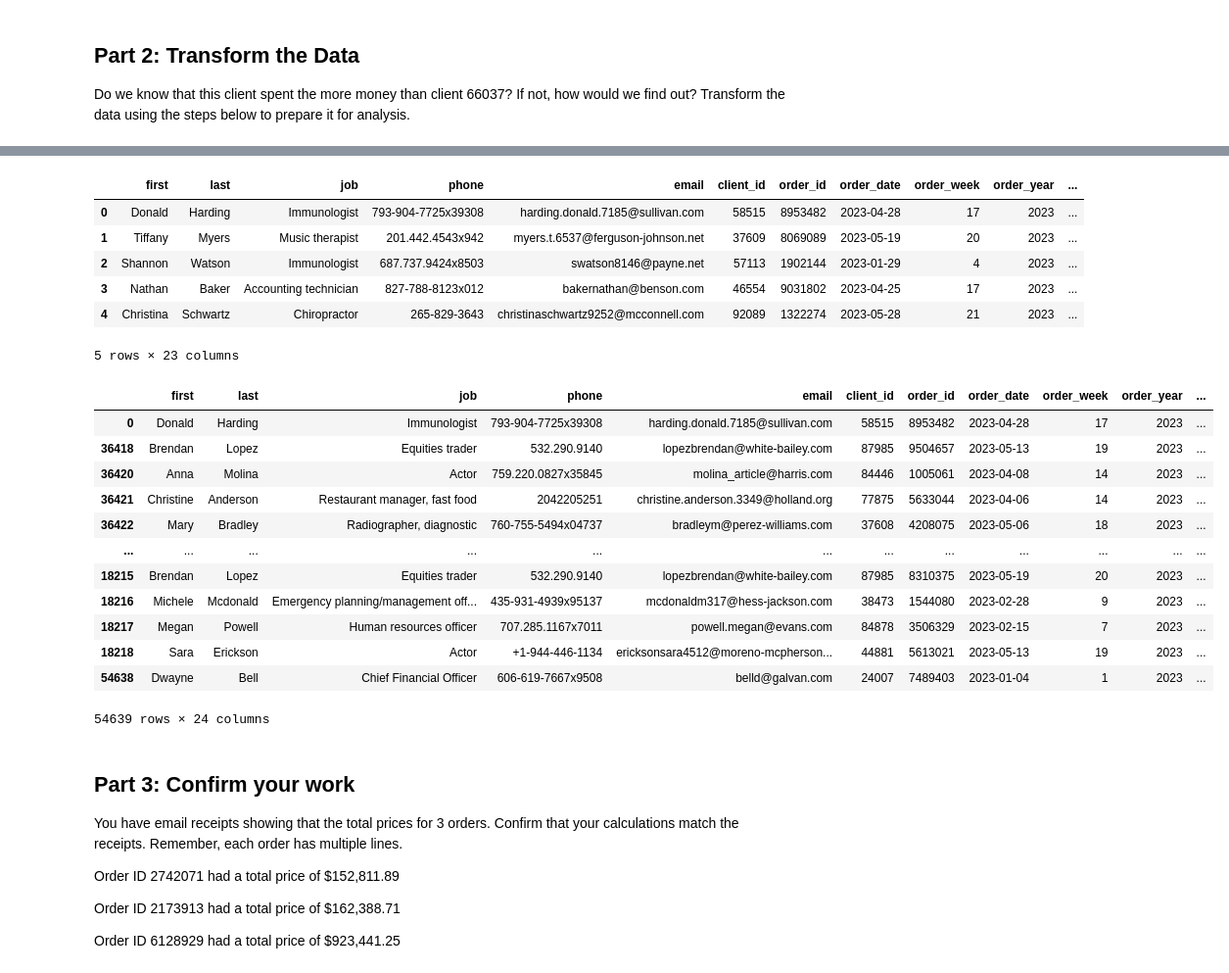
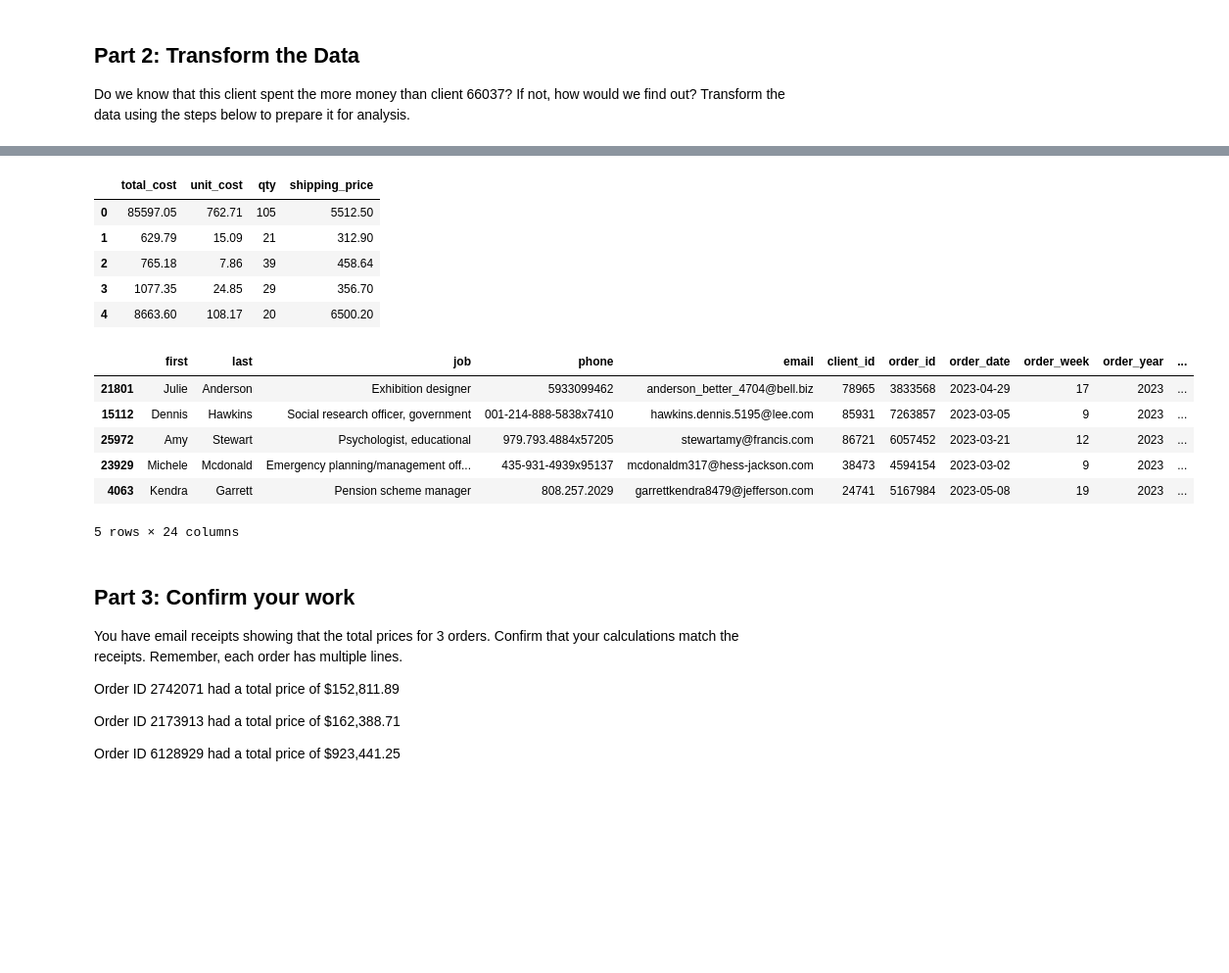
Before and after one commit to jpromer3006/pandas_challenge_1, a Jupyter notebook: module_4_challenge.ipynb, the cells around one changed output, grey strips where cells are left out. Shown at 98% size. Saved outputs shown, nothing was run; the diff lists cells and outputs as text; code cells hidden in the pictures; blank space fills up the shorter version.

```diff
--- a/module_4_challenge.ipynb
+++ b/module_4_challenge.ipynb
@@ -33,7 +24,3 @@ Index(['first', 'last', 'job', 'phone', 'email', 'client_id', 'order_id',
        'subcategory', 'unit_price', 'unit_cost', 'unit_weight', 'qty',
        'line_number'],
       dtype='object')
-# %%
-# Use the describe function to gather some basic statistics
-df = pd.read_csv('data.csv')
-df.describe()
@@ -157,8 +137,0 @@ df[["shipping_price", "total_weight", "unit_price" ]].head(3)
-# %%
-# Create a column for the total price
-# using the subtotal and the shipping price
-# along with a sales tax of 9.25%
-
-df["line_price"] = round((df["subtotal"] + df["shipping_price"]) * 1.0925, 3)
-
-df["line_price"]
@@ -177,0 +183,24 @@ Name: line_price, Length: 54639, dtype: float64
+# %%
+# Create a column for the total price
+# using the subtotal and the shipping price
+# along with a sales tax of 9.25%
+#Assisted by Alberto TA
+
+#Index(['first', 'last', 'job', 'phone', 'email', 'client_id', 'order_id',
+#        'order_date', 'order_week', 'order_year', 'item_id', 'category',
+#        'subcategory', 'unit_price', 'unit_cost', 'unit_weight', 'qty',
+#        'line_number'],
+#       dtype='object')
+# new columns are
+# # 1column:"sub_total(unit_price*qty)",
+# 2column "shipping_price(unit_weight * qty) apply def calculate_shipping_price(total_weight):
+#     if total_weight > 50:
+#         shipping_price = total_weight * 7
+#     else:
+#         shipping_price = total_weight * 10
+#     return shipping_price"
+
+# 3column total_price(shipping_price + subtotal) * sales tax 9.25%
+
+df["total_price"] = round((df["subtotal"] + df["shipping_price"])*1.0925)
+df[["total_price", "subtotal", "shipping_price"]].head()
@@ -180,37 +216,29 @@ Name: line_price, Length: 54639, dtype: float64
 # of each line using unit cost, qty, and
 # shipping price (assume the shipping cost
 # is exactly what is charged to the client).
-
-df["cost"] = df["unit_cost"] * df["qty"] + df["shipping_price"]
-df.head(5)
+df["total_cost"] = (df["unit_cost"] * df["qty"]) + df["shipping_price"]
+df[["total_cost", "unit_cost", "qty", "shipping_price"]].head()
 # %% [output]
-|  | first | last | job | phone | email | client_id | order_id | order_date | order_week | order_year | ... |
-| 0 | Donald | Harding | Immunologist | 793-904-7725x39308 | harding.donald.7185@sullivan.com | 58515 | 8953482 | 2023-04-28 | 17 | 2023 | ... |
-| 1 | Tiffany | Myers | Music therapist | 201.442.4543x942 | myers.t.6537@ferguson-johnson.net | 37609 | 8069089 | 2023-05-19 | 20 | 2023 | ... |
-| 2 | Shannon | Watson | Immunologist | 687.737.9424x8503 | swatson8146@payne.net | 57113 | 1902144 | 2023-01-29 | 4 | 2023 | ... |
-| 3 | Nathan | Baker | Accounting technician | 827-788-8123x012 | bakernathan@benson.com | 46554 | 9031802 | 2023-04-25 | 17 | 2023 | ... |
-| 4 | Christina | Schwartz | Chiropractor | 265-829-3643 | christinaschwartz9252@mcconnell.com | 92089 | 1322274 | 2023-05-28 | 21 | 2023 | ... |
+|  | total_cost | unit_cost | qty | shipping_price |
+| 0 | 85597.05 | 762.71 | 105 | 5512.50 |
+| 1 | 629.79 | 15.09 | 21 | 312.90 |
+| 2 | 765.18 | 7.86 | 39 | 458.64 |
+| 3 | 1077.35 | 24.85 | 29 | 356.70 |
+| 4 | 8663.60 | 108.17 | 20 | 6500.20 |
-5 rows × 23 columns
 # %%
 # Create a column for the profit of
 # each line using line cost and line price
-df["profit"] = df["line_price"] - df["cost"]
+df["total_profit"] = df["total_price"] - df["total_cost"]
 
-df.sort_values(by="profit", ascending = False)
+df.sort_values(by="total_profit", ascending = False).head()
 # %% [output]
 |  | first | last | job | phone | email | client_id | order_id | order_date | order_week | order_year | ... |
-| 0 | Donald | Harding | Immunologist | 793-904-7725x39308 | harding.donald.7185@sullivan.com | 58515 | 8953482 | 2023-04-28 | 17 | 2023 | ... |
-| 36418 | Brendan | Lopez | Equities trader | 532.290.9140 | lopezbrendan@white-bailey.com | 87985 | 9504657 | 2023-05-13 | 19 | 2023 | ... |
-| 36420 | Anna | Molina | Actor | 759.220.0827x35845 | molina_article@harris.com | 84446 | 1005061 | 2023-04-08 | 14 | 2023 | ... |
-| 36421 | Christine | Anderson | Restaurant manager, fast food | 2042205251 | christine.anderson.3349@holland.org | 77875 | 5633044 | 2023-04-06 | 14 | 2023 | ... |
-| 36422 | Mary | Bradley | Radiographer, diagnostic | 760-755-5494x04737 | bradleym@perez-williams.com | 37608 | 4208075 | 2023-05-06 | 18 | 2023 | ... |
-| ... | ... | ... | ... | ... | ... | ... | ... | ... | ... | ... | ... |
-| 18215 | Brendan | Lopez | Equities trader | 532.290.9140 | lopezbrendan@white-bailey.com | 87985 | 8310375 | 2023-05-19 | 20 | 2023 | ... |
-| 18216 | Michele | Mcdonald | Emergency planning/management off... | 435-931-4939x95137 | mcdonaldm317@hess-jackson.com | 38473 | 1544080 | 2023-02-28 | 9 | 2023 | ... |
-| 18217 | Megan | Powell | Human resources officer | 707.285.1167x7011 | powell.megan@evans.com | 84878 | 3506329 | 2023-02-15 | 7 | 2023 | ... |
-| 18218 | Sara | Erickson | Actor | +1-944-446-1134 | ericksonsara4512@moreno-mcpherson... | 44881 | 5613021 | 2023-05-13 | 19 | 2023 | ... |
-| 54638 | Dwayne | Bell | Chief Financial Officer | 606-619-7667x9508 | belld@galvan.com | 24007 | 7489403 | 2023-01-04 | 1 | 2023 | ... |
+| 21801 | Julie | Anderson | Exhibition designer | 5933099462 | anderson_better_4704@bell.biz | 78965 | 3833568 | 2023-04-29 | 17 | 2023 | ... |
+| 15112 | Dennis | Hawkins | Social research officer, government | 001-214-888-5838x7410 | hawkins.dennis.5195@lee.com | 85931 | 7263857 | 2023-03-05 | 9 | 2023 | ... |
+| 25972 | Amy | Stewart | Psychologist, educational | 979.793.4884x57205 | stewartamy@francis.com | 86721 | 6057452 | 2023-03-21 | 12 | 2023 | ... |
+| 23929 | Michele | Mcdonald | Emergency planning/management off... | 435-931-4939x95137 | mcdonaldm317@hess-jackson.com | 38473 | 4594154 | 2023-03-02 | 9 | 2023 | ... |
+| 4063 | Kendra | Garrett | Pension scheme manager | 808.257.2029 | garrettkendra8479@jefferson.com | 24741 | 5167984 | 2023-05-08 | 19 | 2023 | ... |
-54639 rows × 24 columns
+5 rows × 24 columns
 # %% [markdown]
 ## Part 3: Confirm your work
 You have email receipts showing that the total prices for 3 orders. Confirm that your calculations match the receipts. Remember, each order has multiple lines.
```
Also changed, not shown: parts of 19 cells of this notebook.
